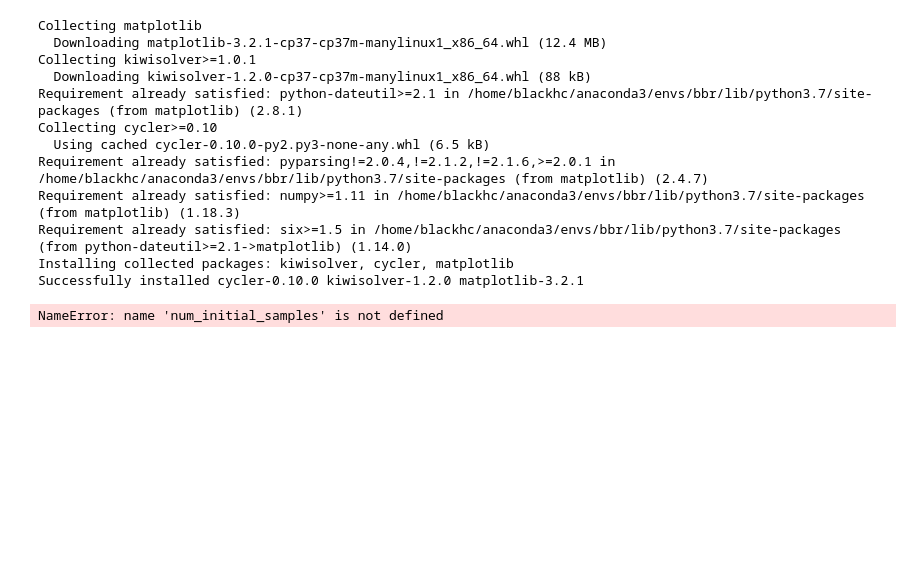
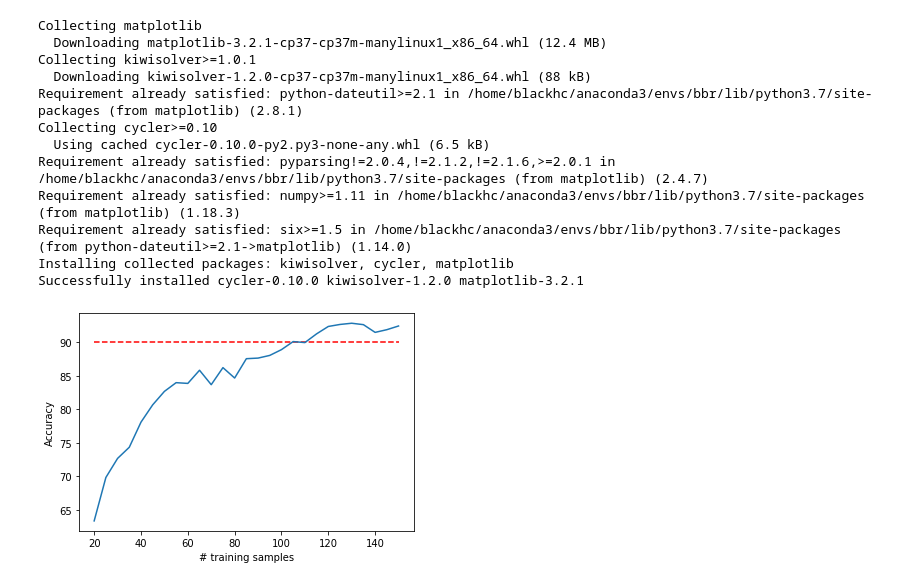
Before and after one commit to BlackHC/batchbald_redux, a Jupyter notebook: 06_example_experiment.ipynb, the cells around one changed output. Saved outputs shown, nothing was run; the diff lists cells and outputs as text; code cells hidden in the pictures; blank space fills up the shorter version.

```diff
--- a/06_example_experiment.ipynb
+++ b/06_example_experiment.ipynb
@@ -282,6 +282,42 @@ added_indices
  array([43206,  5315, 38509, 40466, 28512]),
  array([34946, 34520, 49523, 53873, 33812]),
  array([44898,  2761, 57882, 50317, 41453])]
+# %%
+#hide
+test_accs = [63.38,
+ 69.85,
+ 72.69,
+ 74.35,
+ 78.09,
+ 80.67,
+ 82.67,
+ 83.97,
+ 83.86,
+ 85.82,
+ 83.67,
+ 86.21,
+ 84.66,
+ 87.54,
+ 87.63,
+ 88.03,
+ 88.89,
+ 90.09,
+ 89.94,
+ 91.24,
+ 92.34,
+ 92.64,
+ 92.82,
+ 92.61,
+ 91.46,
+ 91.86,
+ 92.41]
+max_training_samples = 150
+acquisition_batch_size = 5
+num_inference_samples = 100
+num_test_inference_samples = 5
+num_samples = 100000
+num_initial_samples = 20
+num_classes = 10
 # %%
 # hide
 # experiment
@@ -302,12 +338,12 @@ Successfully installed cycler-0.10.0 kiwisolver-1.2.0 matplotlib-3.2.1
 # %%
 # experiment
 import matplotlib.pyplot as plt
 import numpy as np
 
 plt.plot(np.arange(num_initial_samples, max_training_samples + 1, acquisition_batch_size), test_accs)
 plt.xlabel("# training samples")
 plt.ylabel("Accuracy")
-plt.vlines(105, 0, 100, linestyles="dashed", color="r")
+plt.hlines(90, 20,150, linestyles="dashed", color="r")
 plt.show()
 # %% [output]
-NameError: name 'num_initial_samples' is not defined
+[figure, added]
```
Also changed, not shown: 1 other file.
